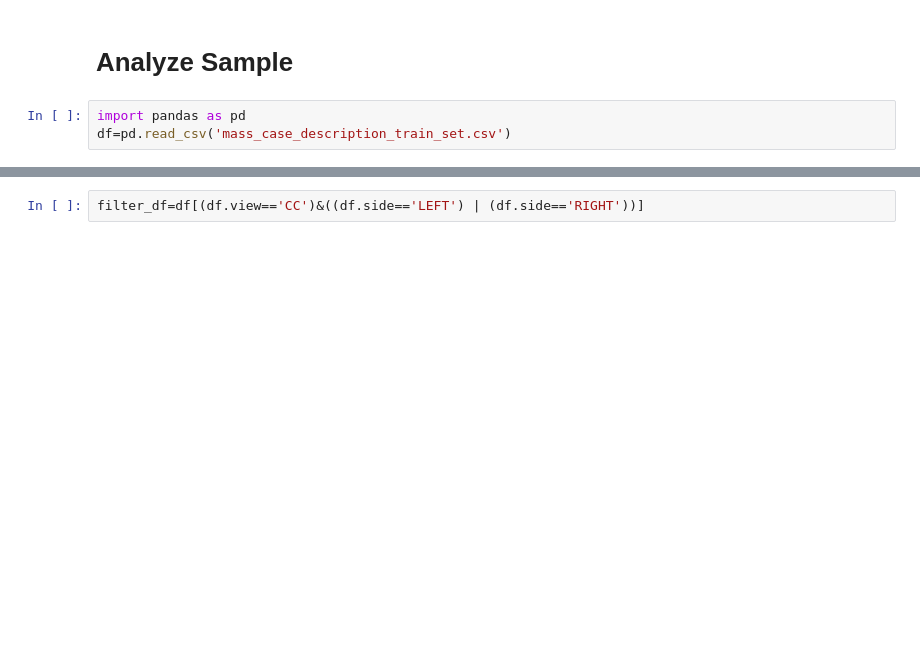
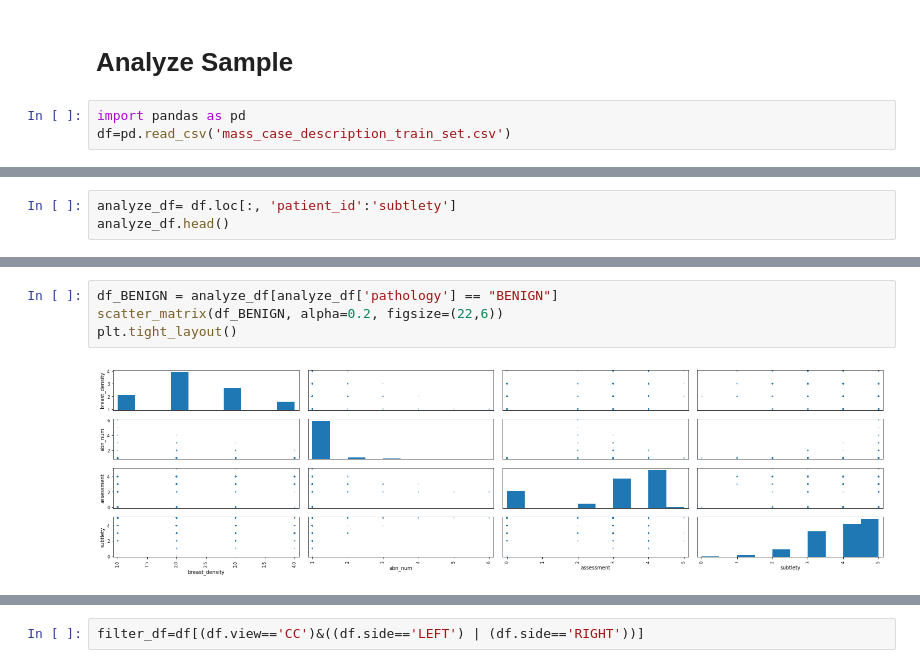
Before and after one commit to brianhu2006/ddms, a Jupyter notebook: ddms-hubing-v2.ipynb, the cells around one changed output, grey strips where cells are left out. Saved outputs shown, nothing was run; the diff lists cells and outputs as text; blank space fills up the shorter version.

```diff
--- a/ddms-hubing-v2.ipynb
+++ b/ddms-hubing-v2.ipynb
@@ -54,0 +147,3 @@ df
+# %%
+analyze_df= df.loc[:, 'patient_id':'subtlety']
+analyze_df.head()
@@ -54,0 +163,6 @@ df
+# %%
+df_BENIGN = analyze_df[analyze_df['pathology'] == "BENIGN"]
+scatter_matrix(df_BENIGN, alpha=0.2, figsize=(22,6))
+plt.tight_layout()
+# %% [output]
+[figure, added]
```
Also changed, not shown: parts of 42 cells of this notebook.
